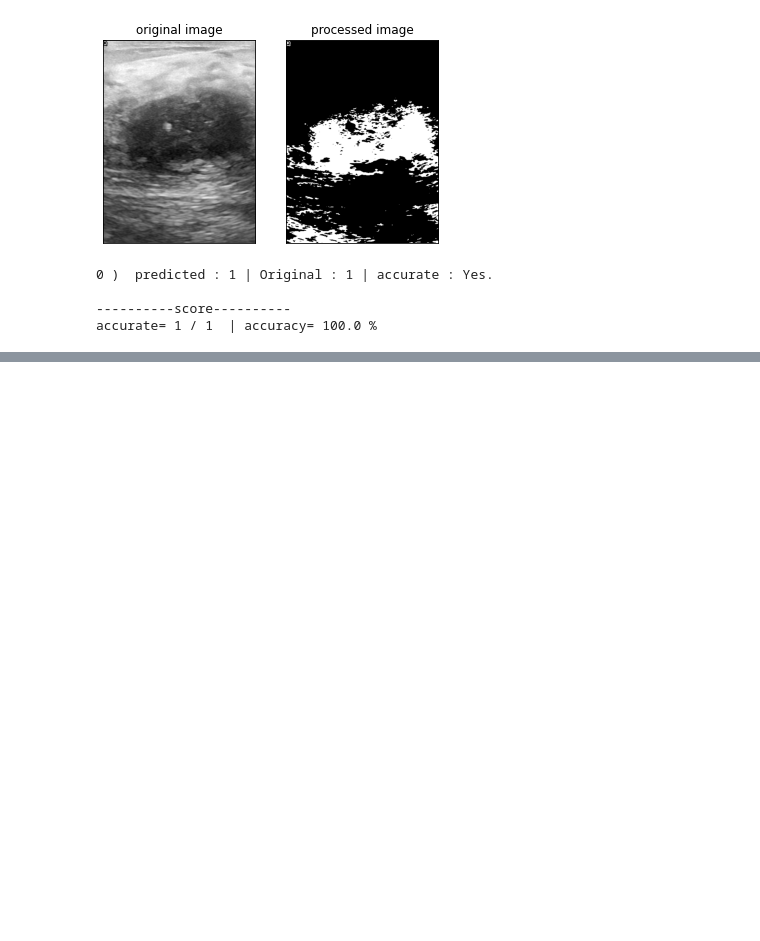
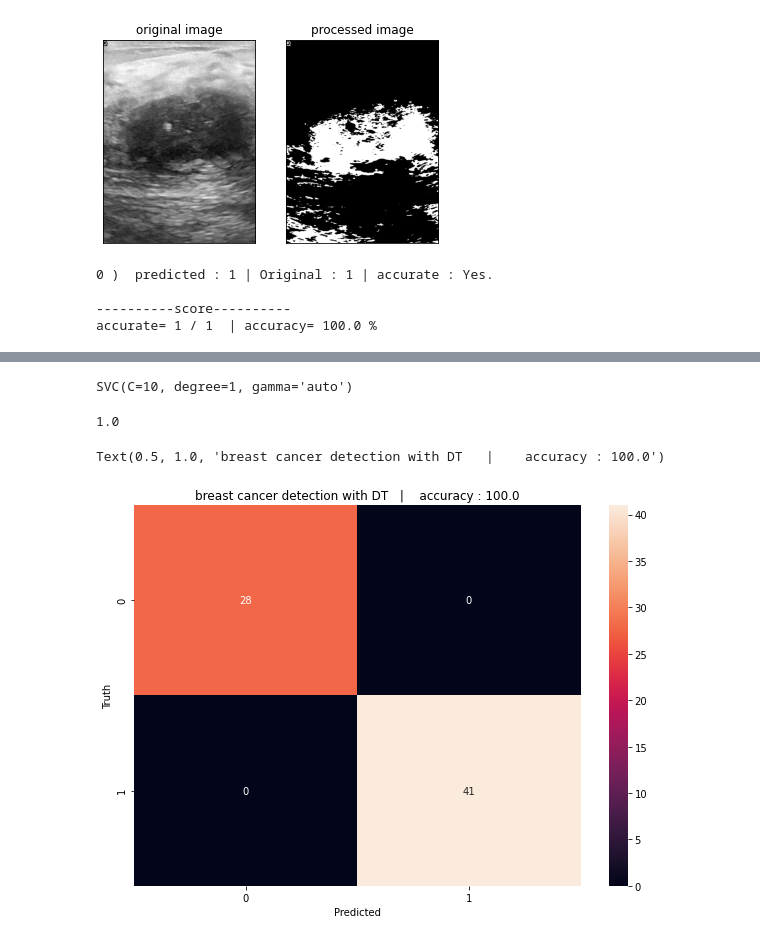
Before and after one commit to tirtharajsinha/Breast_cancer_detection_with_CNN, a Jupyter notebook: sub_code/breast_cancer_detection_with_ML.ipynb, the cells around one changed output, grey strips where cells are left out. Saved outputs shown, nothing was run; the diff lists cells and outputs as text; code cells hidden in the pictures; blank space fills up the shorter version.

```diff
--- a/sub_code/breast_cancer_detection_with_ML.ipynb
+++ b/sub_code/breast_cancer_detection_with_ML.ipynb
@@ -357,0 +527,23 @@ accurate= 1 / 1  | accuracy= 100.0 %
+# %%
+svc = svm.SVC(C=10,degree=1,gamma="auto",kernel="rbf")
+# %%
+svc.fit(x_train,y_train)
+# %% [output]
+SVC(C=10, degree=1, gamma='auto')
+# %%
+accuracy=svc.score(x_test,y_test)
+accuracy
+# %% [output]
+1.0
+# %%
+y_pred=gnb.predict(x_test)
+# %%
+cm=confusion_matrix(y_test, y_pred)
+plt.figure(figsize=(10,7))
+sn.heatmap(cm,annot=True,fmt="d")
+plt.xlabel("Predicted")
+plt.ylabel("Truth")
+plt.title("breast cancer detection with DT   |    accuracy : "+str(round(accuracy,4)*100))
+# %% [output]
+Text(0.5, 1.0, 'breast cancer detection with DT   |    accuracy : 100.0')
+[figure, added]
```
Also changed, not shown: parts of 73 cells of this notebook.
